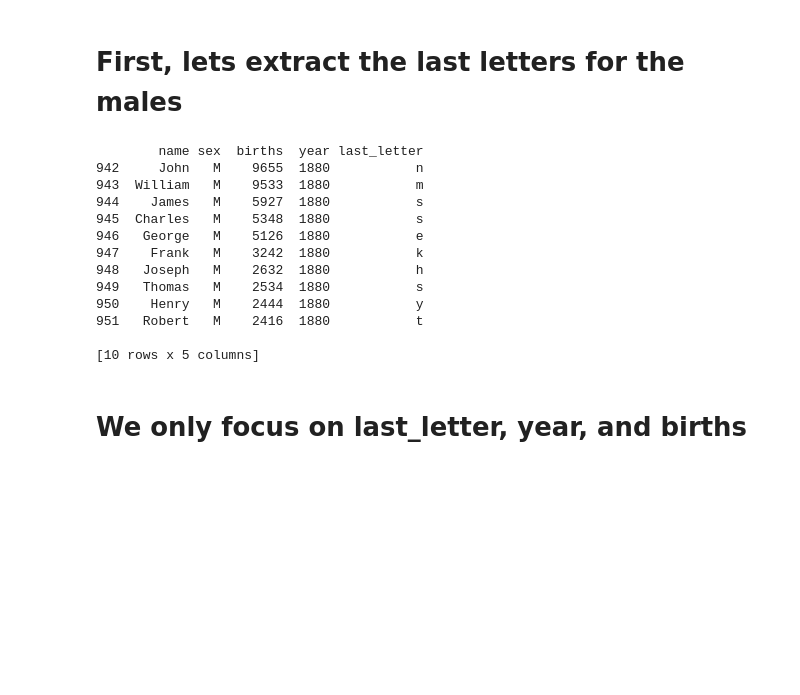
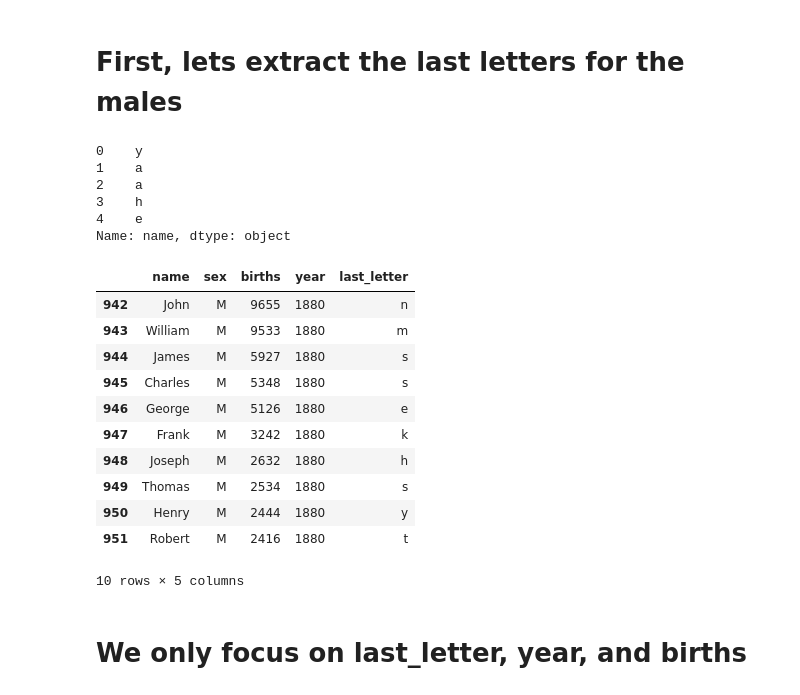
Before and after one commit to c3h3/NCCU-PyData-Courses-2013Spring, a Jupyter notebook: Lecture3/pandas/Pandas.ipynb, the cells around one changed output. Drawn from its saved outputs; the diff is of its cells as text; code cells hidden in the pictures; blank space fills up the shorter version.

```diff
--- a/Lecture3/pandas/Pandas.ipynb
+++ b/Lecture3/pandas/Pandas.ipynb
@@ -559,24 +583,32 @@ In 2007, Laura Wattenberg, a name reasearcher, said that the distribution of the
 # How about learning by simulation ?
 # %% [markdown]
 # First, lets extract the last letters for the males
+# %%
+df_names['name'].str[-1].head()
+# %% [output]
+0    y
+1    a
+2    a
+3    h
+4    e
+Name: name, dtype: object
 # %%
 df_last_letter = df_names[df_names['sex'] == 'M']
-df_last_letter['last_letter'] = df_last_letter['name'].str[-1:]
-print df_last_letter.head(10)
+df_last_letter['last_letter'] = df_last_letter['name'].str[-1]
+df_last_letter.head(10)
 # %% [output]
+|  | name | sex | births | year | last_letter |
+| 942 | John | M | 9655 | 1880 | n |
+| 943 | William | M | 9533 | 1880 | m |
+| 944 | James | M | 5927 | 1880 | s |
+| 945 | Charles | M | 5348 | 1880 | s |
+| 946 | George | M | 5126 | 1880 | e |
+| 947 | Frank | M | 3242 | 1880 | k |
+| 948 | Joseph | M | 2632 | 1880 | h |
+| 949 | Thomas | M | 2534 | 1880 | s |
+| 950 | Henry | M | 2444 | 1880 | y |
+| 951 | Robert | M | 2416 | 1880 | t |
-        name sex  births  year last_letter
-942     John   M    9655  1880           n
-943  William   M    9533  1880           m
-944    James   M    5927  1880           s
-945  Charles   M    5348  1880           s
-946   George   M    5126  1880           e
-947    Frank   M    3242  1880           k
-948   Joseph   M    2632  1880           h
-949   Thomas   M    2534  1880           s
-950    Henry   M    2444  1880           y
-951   Robert   M    2416  1880           t
-
-[10 rows x 5 columns]
+10 rows × 5 columns
 # %% [markdown]
 # We only focus on last_letter, year, and births
 # %% [markdown]
```
Also changed, not shown: parts of 37 cells of this notebook, 1 other file.
